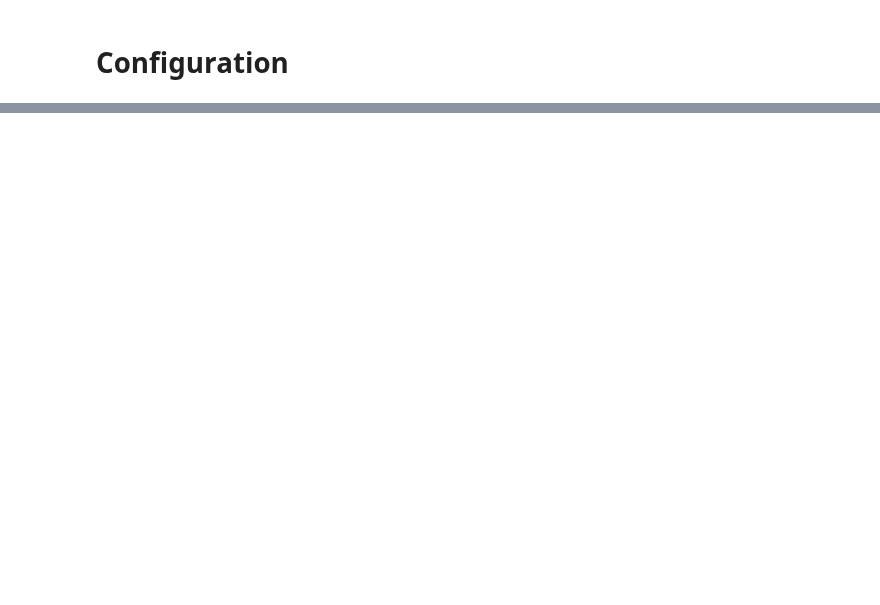
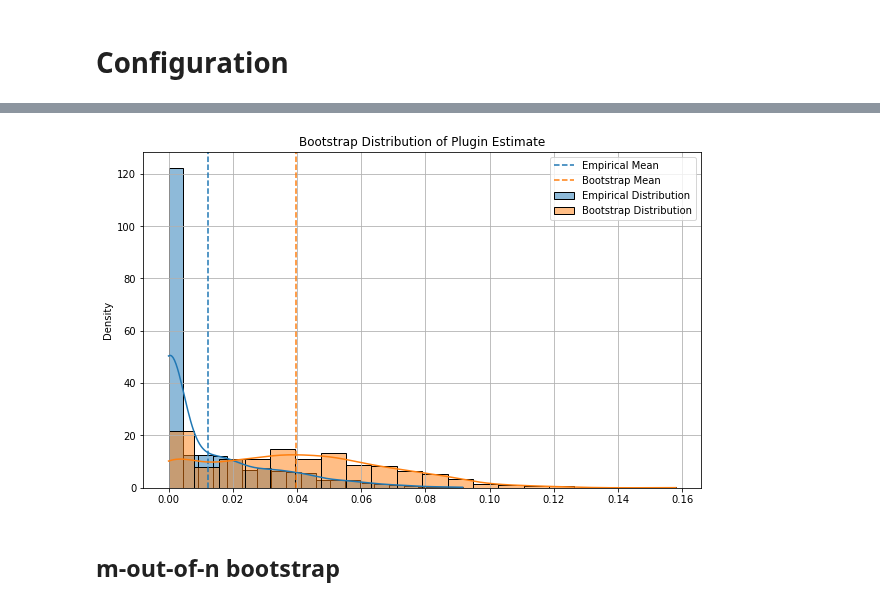
Before and after one commit to iamsikun/winners-curse, a Jupyter notebook: notebooks/stats.ipynb, the cells around one changed output, grey strips where cells are left out. Drawn from its saved outputs; the diff is of its cells as text; code cells hidden in the pictures; blank space fills up the shorter version.

```diff
--- a/notebooks/stats.ipynb
+++ b/notebooks/stats.ipynb
@@ -116,0 +120,27 @@ plt.show()
+# %%
+# nonparametric bootstrap parameters
+n_bootstraps = 1000
+
+# nonparametric bootstrap
+boot_param_dstn_arr = nonparametric_bootstrap(sample_arr, n_bootstraps, lambda x: func(np.mean(x)))
+# %%
+# visualization
+fig, ax = plt.subplots(1, 1, figsize=(10, 6.18))
+
+# empirical distribution of plugin estimate
+sns.histplot(emp_dist_arr, bins=20, kde=True, color='C0', stat='density', ax=ax, label='Empirical Distribution')
+plt.axvline(emp_dist_arr.mean(), color='C0', linestyle='--', label='Empirical Mean')
+
+
+# bootstrap distribution of plugin estimate
+sns.histplot(boot_param_dstn_arr, bins=20, kde=True, stat='density', ax=ax, color='C1', label='Bootstrap Distribution')
+plt.axvline(boot_param_dstn_arr.mean(), color='C1', linestyle='--', label='Bootstrap Mean')
+plt.title('Bootstrap Distribution of Plugin Estimate')
+
+plt.legend()
+plt.grid()
+plt.show()
+# %% [output]
+[figure, added]
+# %% [markdown]
+## m-out-of-n bootstrap
```
Also changed, not shown: parts of 35 cells of this notebook, 7 other files.
